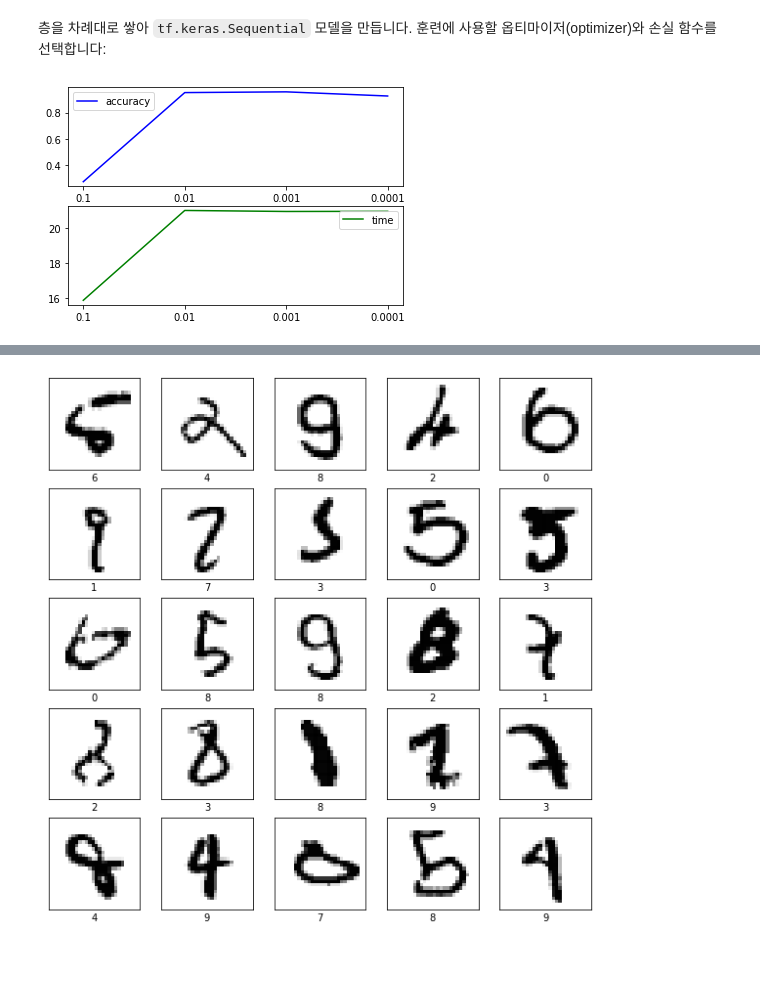
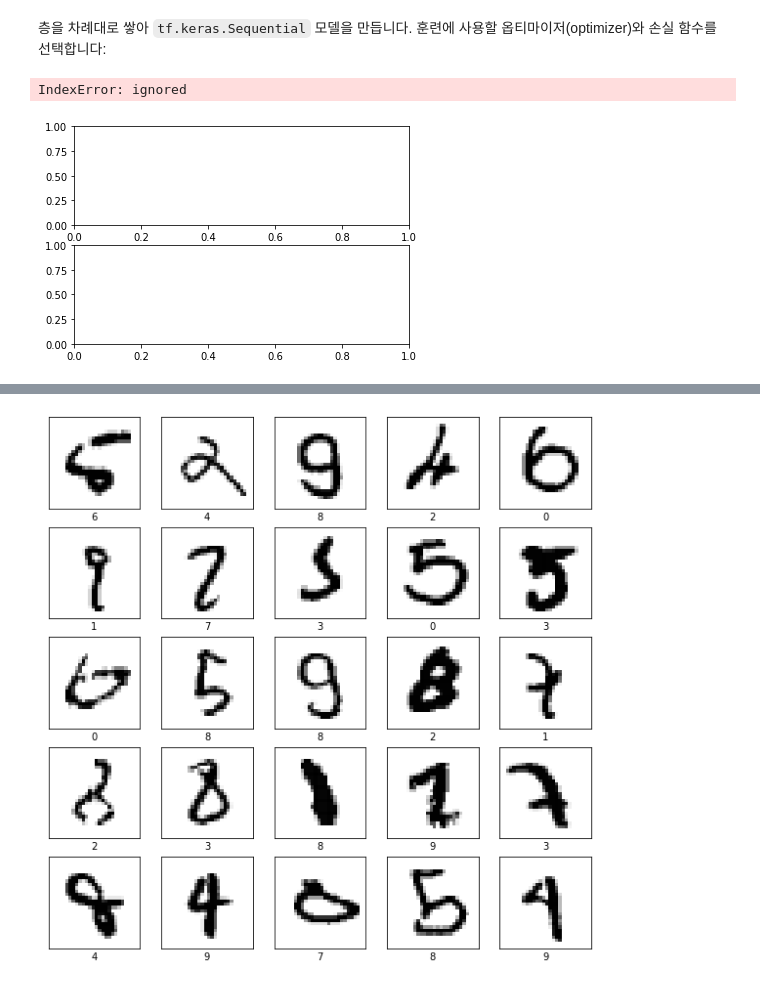
Before and after one commit to mephi82/grad_data_analysis, a Jupyter notebook: site/ko/tutorials/quickstart/beginner-tune.ipynb, the cells around one changed output, grey strips where cells are left out. Drawn from its saved outputs; the diff is of its cells as text; code cells hidden in the pictures; blank space fills up the shorter version.

```diff
--- a/site/ko/tutorials/quickstart/beginner-tune.ipynb
+++ b/site/ko/tutorials/quickstart/beginner-tune.ipynb
@@ -100,24 +93,31 @@ results = []
 # %%
 import matplotlib.pyplot as plt
+for p in LRs:
+  model, hist, elapsed = model_tune(x_train, y_train, 5, p, 32, 1, 32, 0.2)
+  results.append((str(p), hist.history['val_accuracy'][-1], elapsed))
+
+results =list(zip(*results))
+model.evaluate(x_test,  y_test, verbose=2)
 
 fig, axs = plt.subplots(2,1)
 
 axs[0].plot(results[0], results[1], 'b', label='accuracy')
 axs[0].legend(loc='upper left')
 axs[1].plot(results[0], results[2], 'g', label='time')
 axs[1].legend(loc='upper right')
 
 
 
 # fig, acc_ax = plt.subplots()
 # acc_ax.plot(hist.history['accuracy'], 'b', label='train acc')
 # acc_ax.plot(hist.history['val_accuracy'], 'g', label='val acc')
 # acc_ax.set_ylabel('accuracy')
 # acc_ax.legend(loc='upper right')
 
 plt.show()
 # %% [output]
+IndexError: ignored
-[figure, old version]
+[figure, new version]
 # %%
 import pandas as pd
 import io
```
Also changed, not shown: parts of 4 cells of this notebook.
